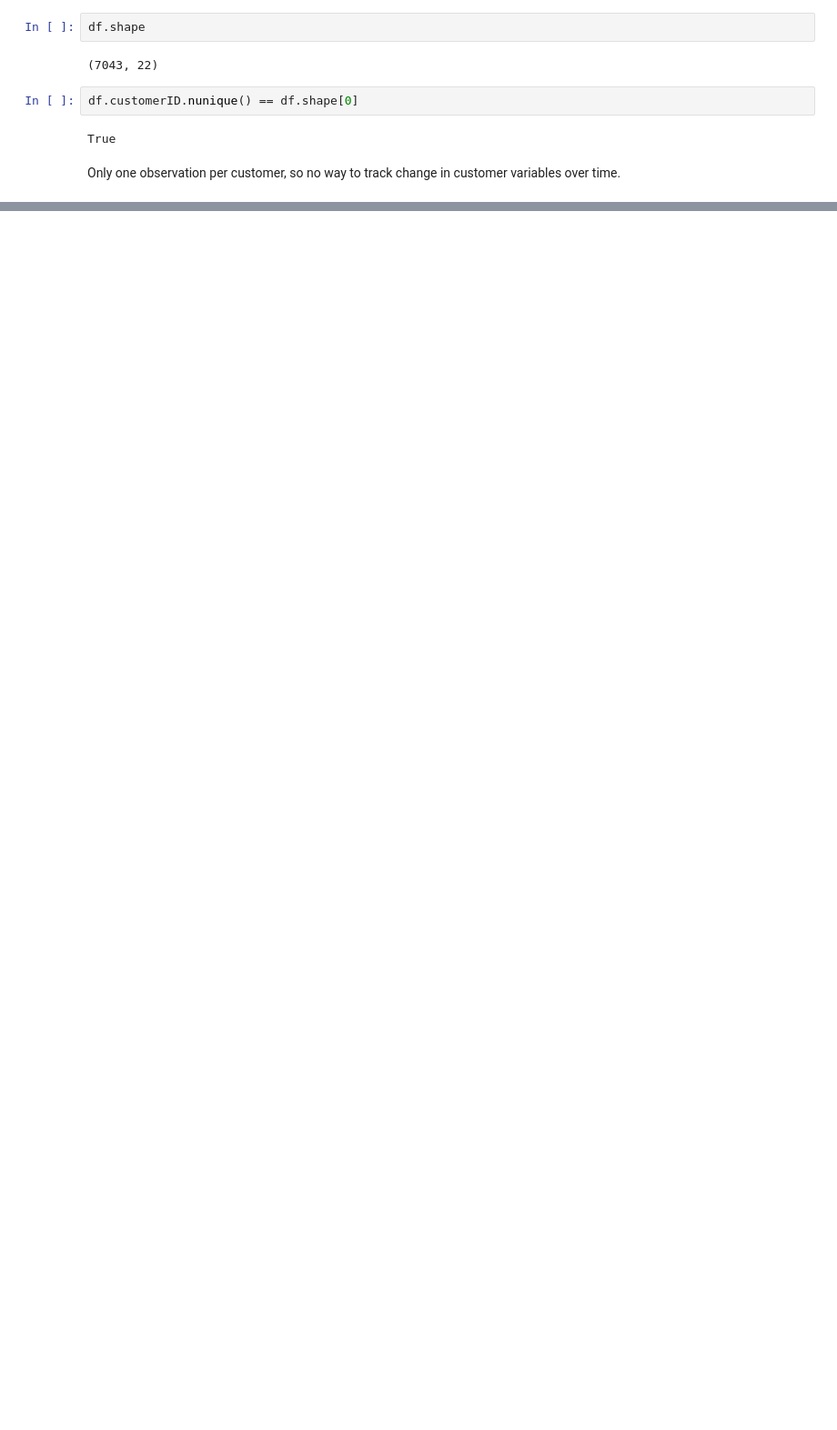
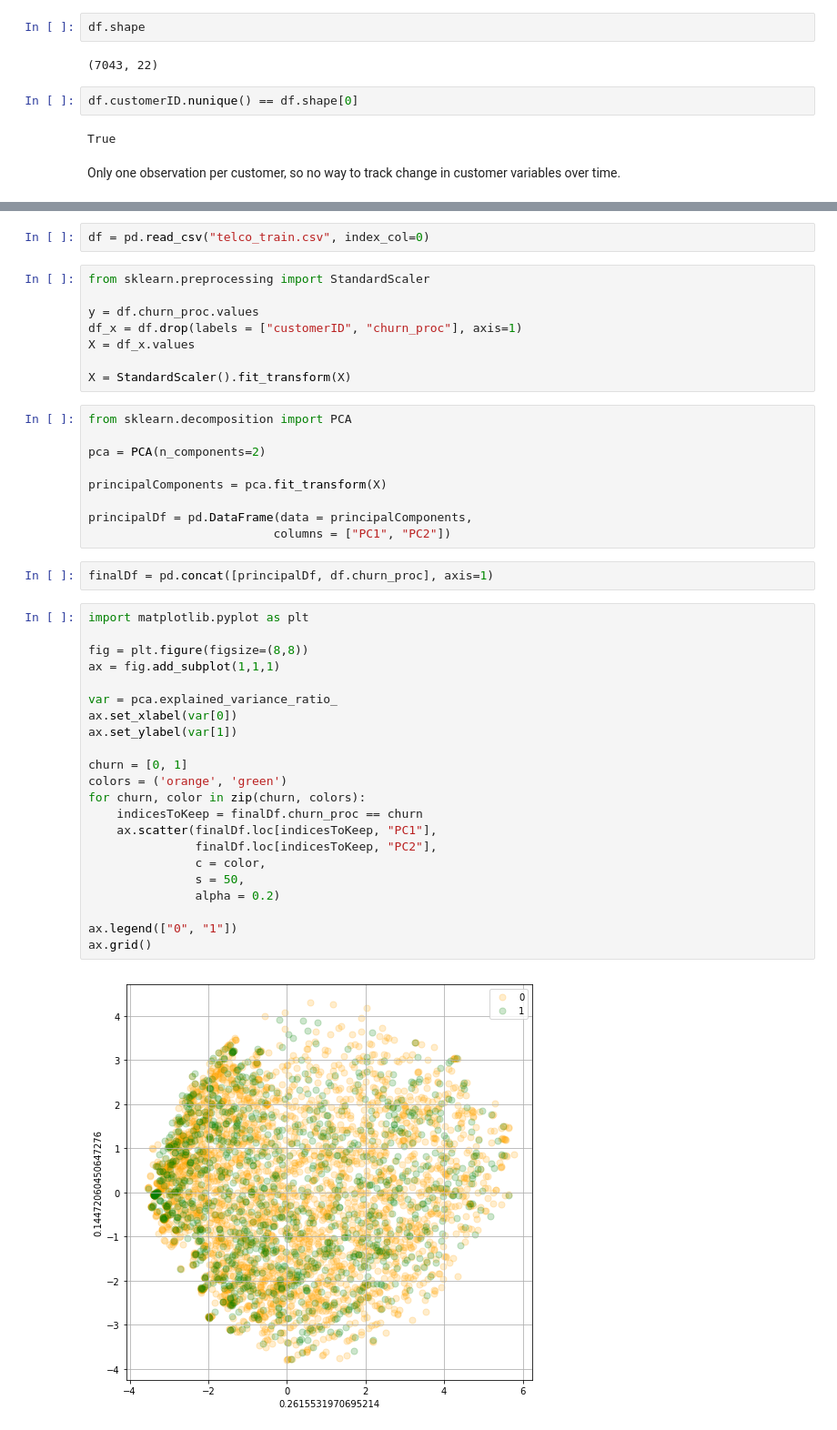
Before and after one commit to akshaysundar3/telco_prediction, a Jupyter notebook: eda_jl.ipynb, the cells around one changed output, grey strips where cells are left out. Shown at 91% size. Cells and saved outputs as stored; diff of their text form; blank space fills up the shorter version.

Commit message:
2d pca for visualization

```diff
--- a/eda_jl.ipynb
+++ b/eda_jl.ipynb
@@ -63,0 +52,45 @@ df_test.to_csv("telco_test.csv")
+# %%
+df = pd.read_csv("telco_train.csv", index_col=0)
+# %%
+from sklearn.preprocessing import StandardScaler
+
+y = df.churn_proc.values
+df_x = df.drop(labels = ["customerID", "churn_proc"], axis=1)
+X = df_x.values
+
+X = StandardScaler().fit_transform(X)
+# %%
+from sklearn.decomposition import PCA
+
+pca = PCA(n_components=2)
+
+principalComponents = pca.fit_transform(X)
+
+principalDf = pd.DataFrame(data = principalComponents,
+                          columns = ["PC1", "PC2"])
+# %%
+finalDf = pd.concat([principalDf, df.churn_proc], axis=1)
+# %%
+import matplotlib.pyplot as plt
+
+fig = plt.figure(figsize=(8,8))
+ax = fig.add_subplot(1,1,1)
+
+var = pca.explained_variance_ratio_
+ax.set_xlabel(var[0])
+ax.set_ylabel(var[1])
+
+churn = [0, 1]
+colors = ('orange', 'green')
+for churn, color in zip(churn, colors):
+    indicesToKeep = finalDf.churn_proc == churn
+    ax.scatter(finalDf.loc[indicesToKeep, "PC1"],
+               finalDf.loc[indicesToKeep, "PC2"],
+               c = color,
+               s = 50,
+               alpha = 0.2)
+
+ax.legend(["0", "1"])
+ax.grid()
+# %% [output]
+[figure, added]
```
Also changed, not shown: parts of 12 cells of this notebook, 2 other files.
